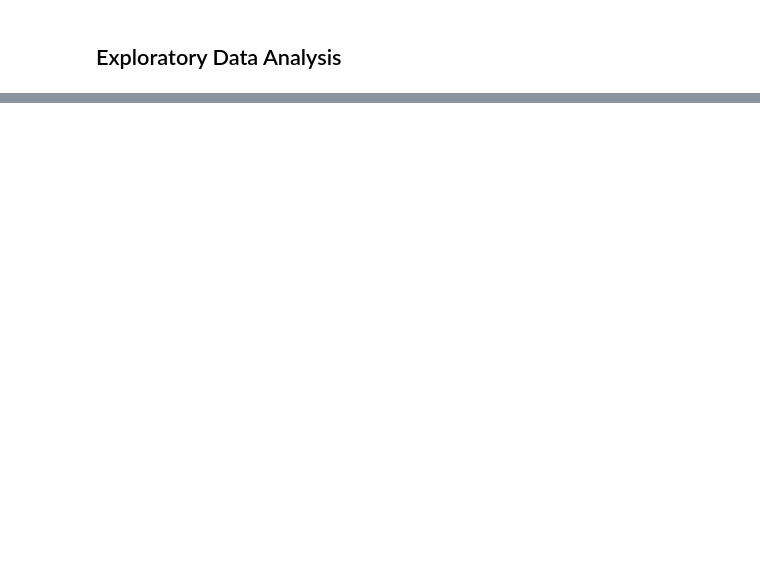
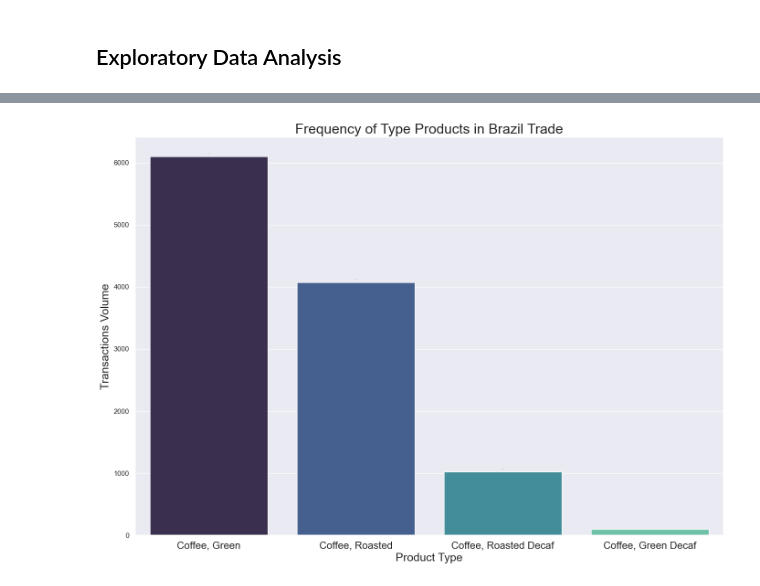
Before and after one commit to Tatiana-ZC/Final.Project_Coffee, a Jupyter notebook: 2_1_Brazil_Exports.ipynb, the cells around one changed output, grey strips where cells are left out. Cells and saved outputs as stored; diff of their text form; code cells hidden in the pictures; blank space fills up the shorter version.

```diff
--- a/2_1_Brazil_Exports.ipynb
+++ b/2_1_Brazil_Exports.ipynb
@@ -158,0 +401,11 @@ brazil_trade.duplicated().sum()
+# %%
+# Creating a crosstab table for the 'Product_Type' column, counting occurrences for each unique value
+Product_Type_table = pd.crosstab(index = brazil_trade['Product_Type'],  # Make a crosstab
+                              columns="Transactions_Volume")      # Name the count column
+Product_Type_proportions = (Product_Type_table / Product_Type_table.sum()).round(3)
+# Renaming the column for clarity
+Product_Type_proportions.columns = ['Product_Type_Proportion']
+
+# Concatenate the two DataFrames
+brazil_Product_Type = pd.concat([Product_Type_table, Product_Type_proportions], axis=1)
+brazil_Product_Type
@@ -158,0 +419,32 @@ brazil_trade.duplicated().sum()
+# %%
+# Plotting a bar chart using the values from the frequency table
+# Sort the DataFrame by 'Transactions_Volume' to ensure the highest volume is on top
+brazil_Product_Type_sorted = brazil_Product_Type.sort_values(by='Transactions_Volume', ascending=False)
+
+# Set the plot size for better readability
+plt.figure(figsize=(14, 10))
+
+# Create the barplot using seaborn
+sns.barplot(
+    x=brazil_Product_Type_sorted.index,
+    y=brazil_Product_Type_sorted['Transactions_Volume'],
+    palette='mako'
+)
+
+# Rotate x-axis labels for better readability
+plt.xticks(rotation=0, ha='center', fontsize=16)
+
+# Add labels and title
+plt.xlabel('Product Type', fontsize=18)
+plt.ylabel('Transactions Volume', fontsize=18)
+plt.title('Frequency of Type Products in Brazil Trade', fontsize=22)
+
+# Add data labels on top of the bars
+for index, value in enumerate(brazil_Product_Type_sorted['Transactions_Volume']):
+    plt.text(index, value + 50, str(value), ha='center', fontsize=1)
+
+# Show the plot with a tight layout
+plt.tight_layout()
+plt.show()
+# %% [output]
+[figure, added]
```
Also changed, not shown: parts of 64 cells of this notebook, 17 other files.
